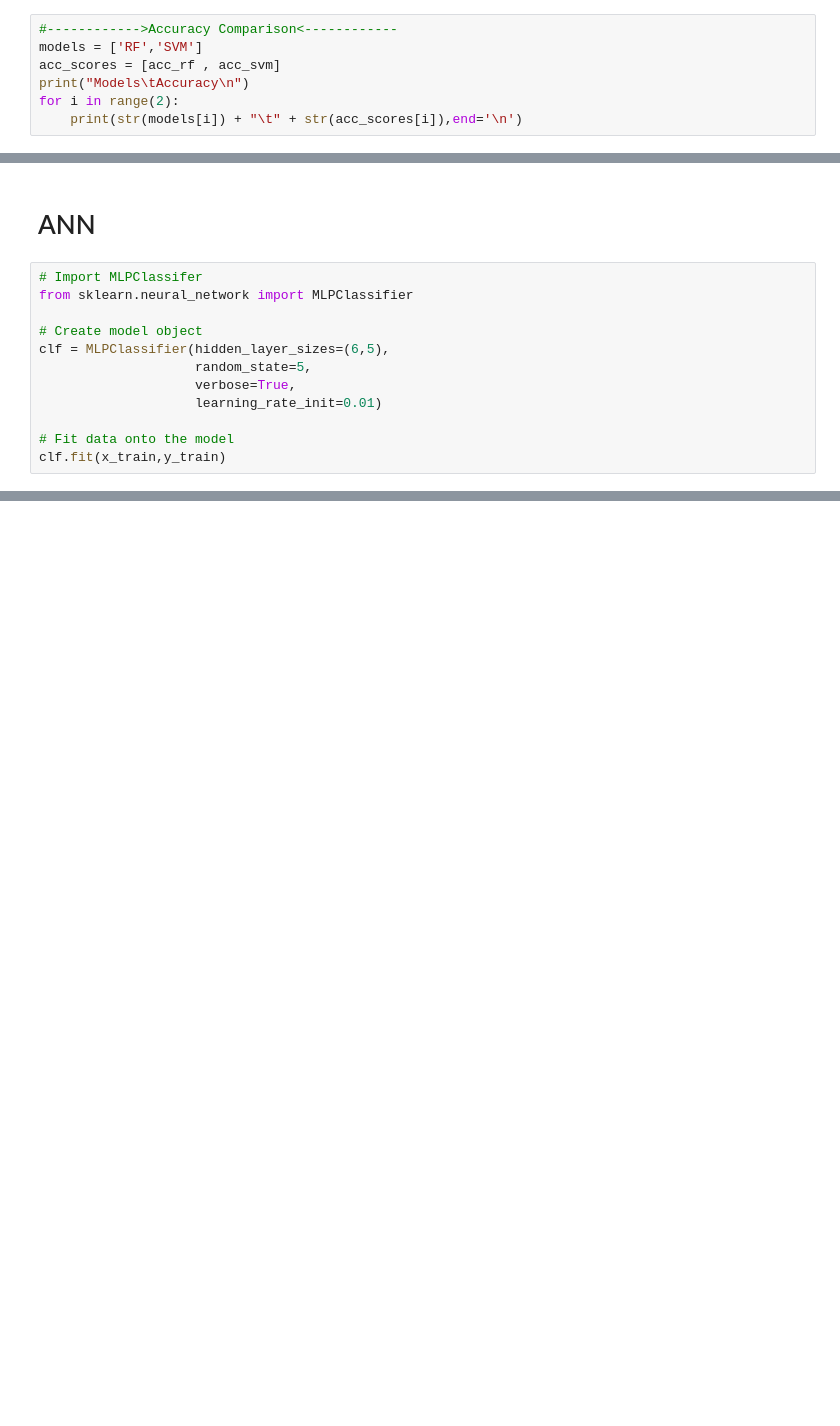
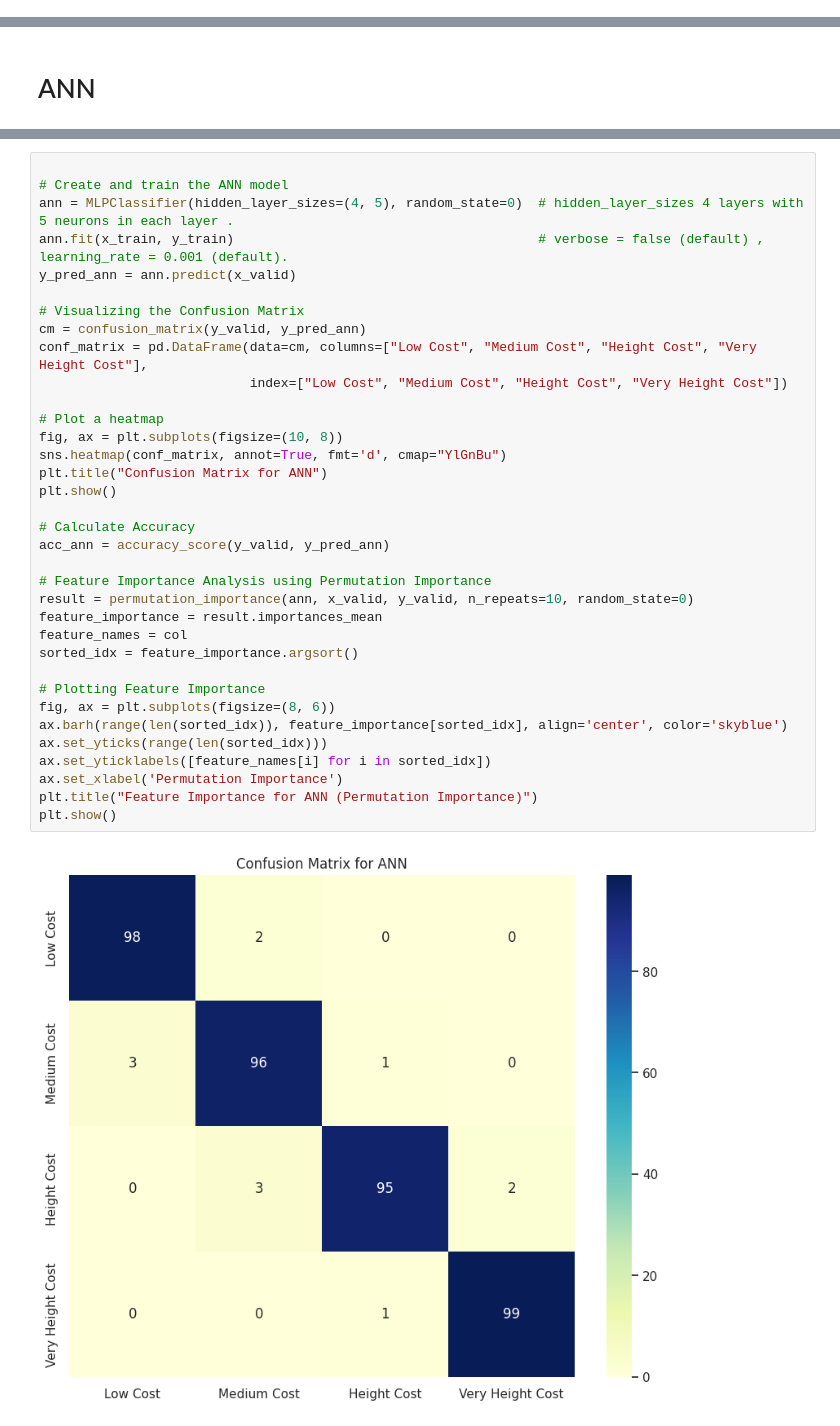
Before and after one commit to M7mdNassar/Mobile-Price-Classification, a Jupyter notebook: Mobile_Price_Classification_Project.ipynb, the cells around one changed output, grey strips where cells are left out. Saved outputs shown, nothing was run; the diff lists cells and outputs as text; blank space fills up the shorter version.

```diff
--- a/Mobile_Price_Classification_Project.ipynb
+++ b/Mobile_Price_Classification_Project.ipynb
@@ -313,7 +339,0 @@ Text(0.5, 1.0, 'Visualizing Important Features for SVM')
-# %%
-#------------>Accuracy Comparison<------------
-models = ['RF','SVM']
-acc_scores = [acc_rf , acc_svm]
-print("Models\tAccuracy\n")
-for i in range(2):
-    print(str(models[i]) + "\t" + str(acc_scores[i]),end='\n')
@@ -518,14 +340,2 @@ plt.show()
 # %% [markdown]
 # ANN
-# %%
-# Import MLPClassifer
-from sklearn.neural_network import MLPClassifier
-
-# Create model object
-clf = MLPClassifier(hidden_layer_sizes=(6,5),
-                    random_state=5,
-                    verbose=True,
-                    learning_rate_init=0.01)
-
-# Fit data onto the model
-clf.fit(x_train,y_train)
@@ -559,0 +342,37 @@ accuracy_score(y_valid,ypred)
+# %%
+
+# Create and train the ANN model
+ann = MLPClassifier(hidden_layer_sizes=(4, 5), random_state=0)  # hidden_layer_sizes 4 layers with 5 neurons in each layer .
+ann.fit(x_train, y_train)                                       # verbose = false (default) , learning_rate = 0.001 (default).
+y_pred_ann = ann.predict(x_valid)
+
+# Visualizing the Confusion Matrix
+cm = confusion_matrix(y_valid, y_pred_ann)
+conf_matrix = pd.DataFrame(data=cm, columns=["Low Cost", "Medium Cost", "Height Cost", "Very Height Cost"],
+                           index=["Low Cost", "Medium Cost", "Height Cost", "Very Height Cost"])
+
+# Plot a heatmap
+fig, ax = plt.subplots(figsize=(10, 8))
+sns.heatmap(conf_matrix, annot=True, fmt='d', cmap="YlGnBu")
+plt.title("Confusion Matrix for ANN")
+plt.show()
+
+# Calculate Accuracy
+acc_ann = accuracy_score(y_valid, y_pred_ann)
+
+# Feature Importance Analysis using Permutation Importance
+result = permutation_importance(ann, x_valid, y_valid, n_repeats=10, random_state=0)
+feature_importance = result.importances_mean
+feature_names = col
+sorted_idx = feature_importance.argsort()
+
+# Plotting Feature Importance
+fig, ax = plt.subplots(figsize=(8, 6))
+ax.barh(range(len(sorted_idx)), feature_importance[sorted_idx], align='center', color='skyblue')
+ax.set_yticks(range(len(sorted_idx)))
+ax.set_yticklabels([feature_names[i] for i in sorted_idx])
+ax.set_xlabel('Permutation Importance')
+plt.title("Feature Importance for ANN (Permutation Importance)")
+plt.show()
+# %% [output]
+[figure, added]
```
Also changed, not shown: parts of 31 cells of this notebook.
